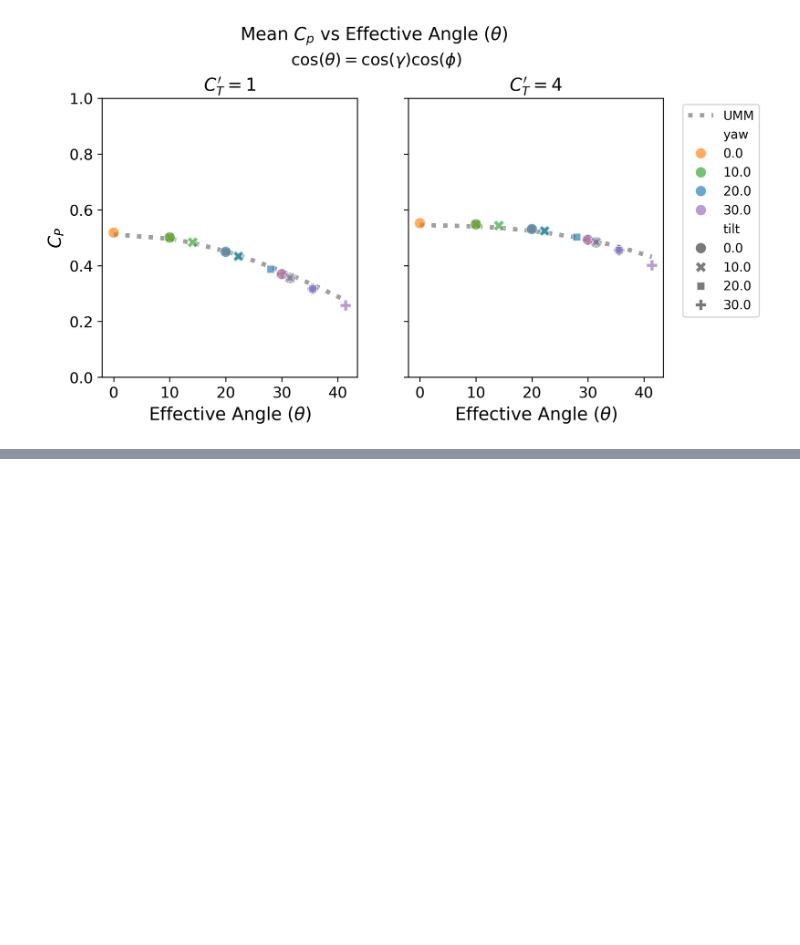
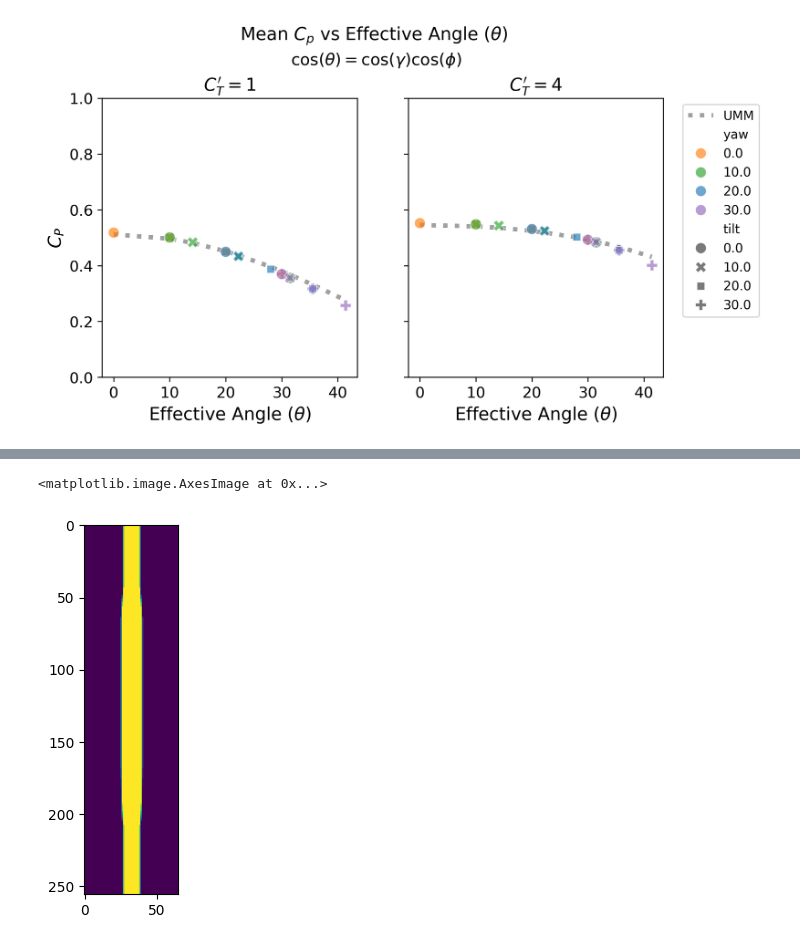
Before and after one commit to skygering/SimsPadeOps, a Jupyter notebook: analysis/B_0001_X_plots.ipynb, the cells around one changed output, grey strips where cells are left out. Cells and saved outputs as stored; diff of their text form; code cells hidden in the pictures; blank space fills up the shorter version.

```diff
--- a/analysis/B_0001_X_plots.ipynb
+++ b/analysis/B_0001_X_plots.ipynb
@@ -144,0 +177,6 @@ leg = leg.set_bbox_to_anchor(bb, transform = ax0.transAxes)
+# %%
+fig, ax = plt.subplots()
+ax.imshow(stream.mask[:, 32, :])
+# %% [output]
+<matplotlib.image.AxesImage at 0x...>
+[figure, added]
```
Also changed, not shown: parts of 8 cells of this notebook.
